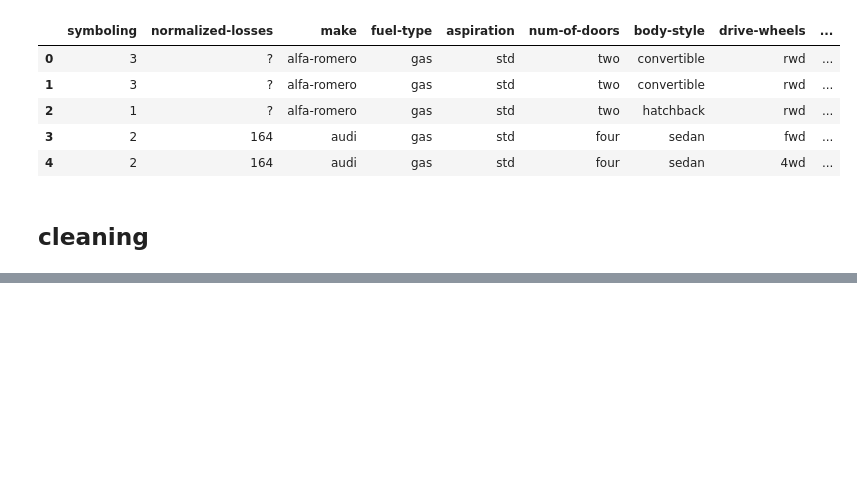
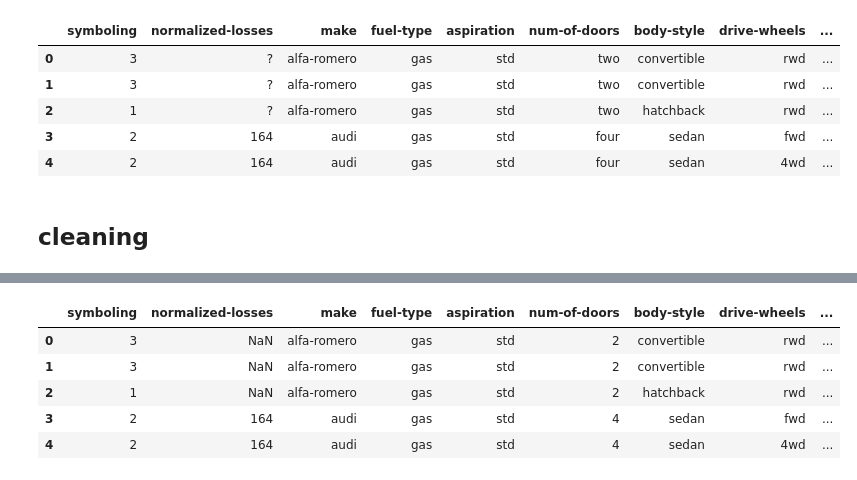
Before and after one commit to tarikaltuncu/py4ds, a Jupyter notebook: l6/1_datasets.ipynb, the cells around one changed output, grey strips where cells are left out. Drawn from its saved outputs; the diff is of its cells as text; code cells hidden in the pictures; blank space fills up the shorter version.

```diff
--- a/l6/1_datasets.ipynb
+++ b/l6/1_datasets.ipynb
@@ -129,0 +121,7 @@ df.describe()
+# %%
+categorical_columns = [
+    'make', 'fuel-type', 'aspiration', 'num-of-doors', 'body-style',
+    'drive-wheels', 'engine-location', 'engine-type', 'fuel-system'
+]
+for column in categorical_columns:
+    print(df[column].value_counts())
@@ -129,0 +155,7 @@ df.describe()
+# %%
+categorical_columns = [
+    'make', 'fuel-type', 'aspiration', 'num-of-doors', 'body-style',
+    'drive-wheels', 'engine-location', 'engine-type', 'fuel-system'
+]
+for column in categorical_columns:
+    df[column] = df[column].astype('category')
@@ -129,0 +175,13 @@ df.describe()
+# %%
+df['num-of-cylinders'].replace({'four': 4, 'six': 6, 'five': 5, 'eight': 8, 'two': 2, 'twelve': 12, 'three': 3}, inplace=True)
+# %%
+df['num-of-doors'] =  df['num-of-doors'].astype('int8')
+# %%
+df.head()
+# %% [output]
+|  | symboling | normalized-losses | make | fuel-type | aspiration | num-of-doors | body-style | drive-wheels | ... |
+| 0 | 3 | NaN | alfa-romero | gas | std | 2 | convertible | rwd | ... |
+| 1 | 3 | NaN | alfa-romero | gas | std | 2 | convertible | rwd | ... |
+| 2 | 1 | NaN | alfa-romero | gas | std | 2 | hatchback | rwd | ... |
+| 3 | 2 | 164 | audi | gas | std | 4 | sedan | fwd | ... |
+| 4 | 2 | 164 | audi | gas | std | 4 | sedan | 4wd | ... |
```
Also changed, not shown: parts of 18 cells of this notebook, 4 other files.
